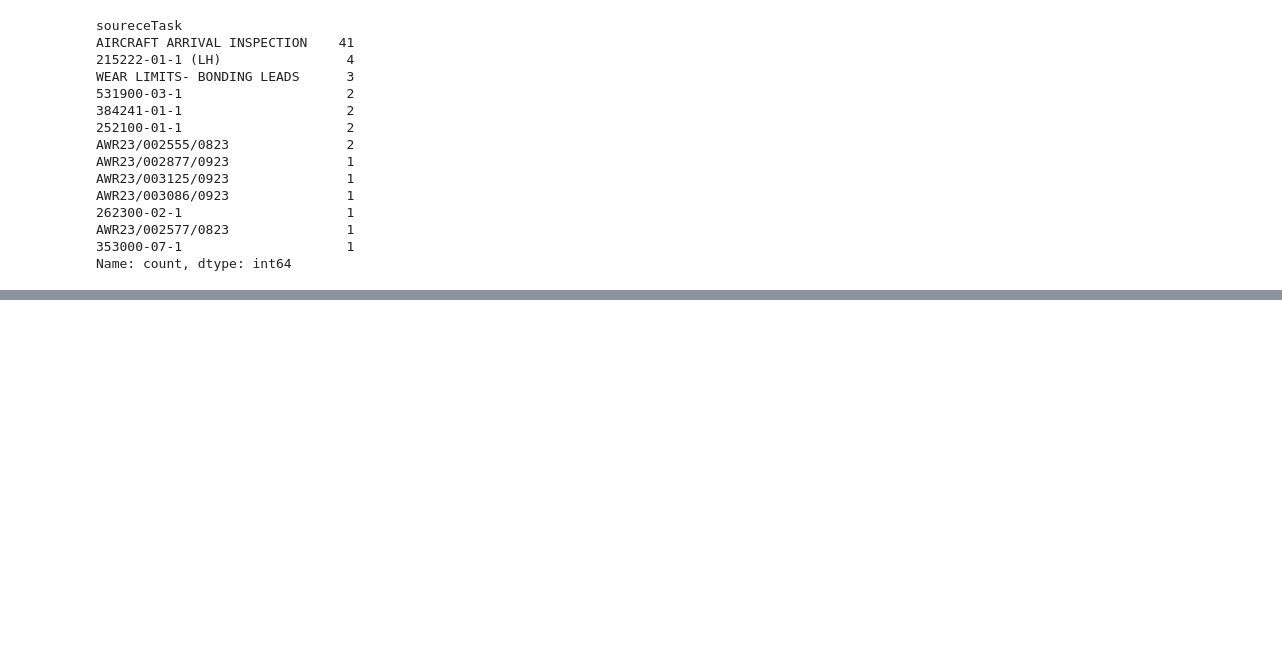
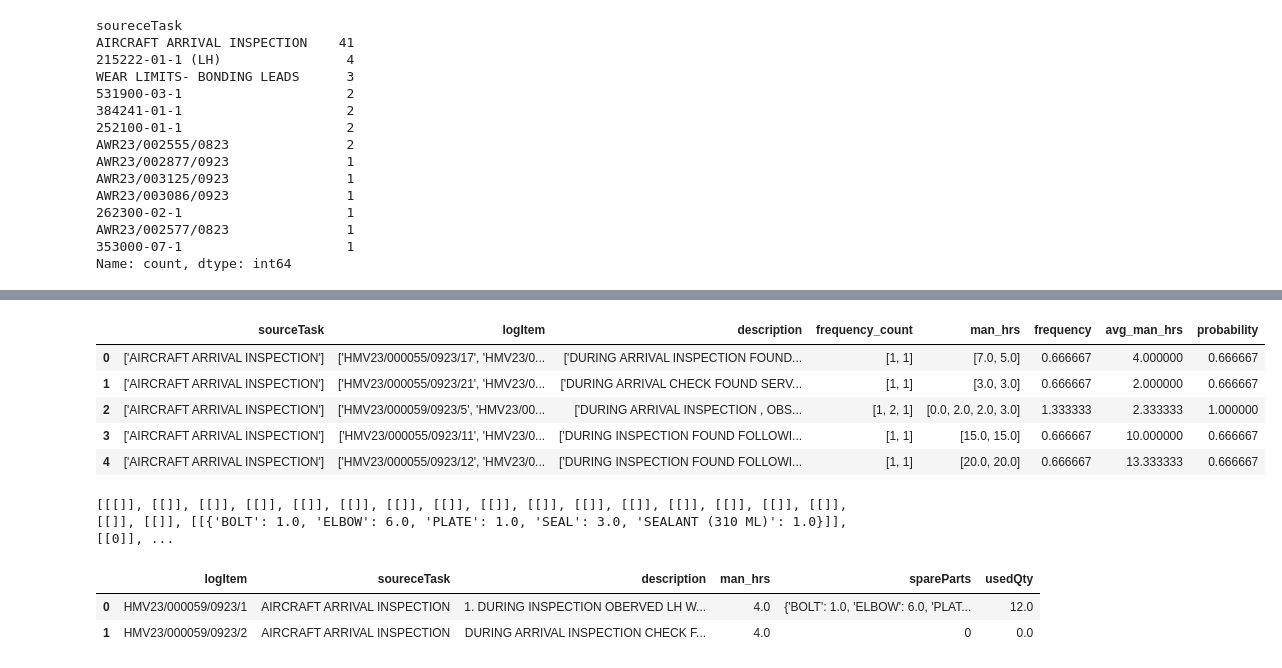
Before and after one commit to ranjithnrjk/gmr, a Jupyter notebook: flight_maintenance.ipynb, the cells around one changed output, grey strips where cells are left out. Drawn from its saved outputs; the diff is of its cells as text; code cells hidden in the pictures; blank space fills up the shorter version.

```diff
--- a/flight_maintenance.ipynb
+++ b/flight_maintenance.ipynb
@@ -1540,0 +1168,30 @@ plt.show()
+# %%
+df_man_hrs = pd.read_excel('FinalResults/man_hrs_prob.xlsx')
+df_man_hrs.head()
+# %% [output]
+|  | sourceTask | logItem | description | frequency_count | man_hrs | frequency | avg_man_hrs | probability |
+| 0 | ['AIRCRAFT ARRIVAL INSPECTION'] | ['HMV23/000055/0923/17', 'HMV23/0... | ['DURING ARRIVAL INSPECTION FOUND... | [1, 1] | [7.0, 5.0] | 0.666667 | 4.000000 | 0.666667 |
+| 1 | ['AIRCRAFT ARRIVAL INSPECTION'] | ['HMV23/000055/0923/21', 'HMV23/0... | ['DURING ARRIVAL CHECK FOUND SERV... | [1, 1] | [3.0, 3.0] | 0.666667 | 2.000000 | 0.666667 |
+| 2 | ['AIRCRAFT ARRIVAL INSPECTION'] | ['HMV23/000059/0923/5', 'HMV23/00... | ['DURING ARRIVAL INSPECTION , OBS... | [1, 2, 1] | [0.0, 2.0, 2.0, 3.0] | 1.333333 | 2.333333 | 1.000000 |
+| 3 | ['AIRCRAFT ARRIVAL INSPECTION'] | ['HMV23/000055/0923/11', 'HMV23/0... | ['DURING INSPECTION FOUND FOLLOWI... | [1, 1] | [15.0, 15.0] | 0.666667 | 10.000000 | 0.666667 |
+| 4 | ['AIRCRAFT ARRIVAL INSPECTION'] | ['HMV23/000055/0923/12', 'HMV23/0... | ['DURING INSPECTION FOUND FOLLOWI... | [1, 1] | [20.0, 20.0] | 0.666667 | 13.333333 | 0.666667 |
+# %%
+group_spare = []
+for i in df_man_hrs['logItem']:
+    groups = []
+    if isinstance(i, list):
+        i = ast.literal_eval(i)
+        for j in i:
+            groups.append(df_spare_parts[df_spare_parts['logItem'] == j]['spareParts'].values.tolist()[0])
+    else:
+        groups.append(df_spare_parts[df_spare_parts['logItem'] == i]['spareParts'].values.tolist())
+    group_spare.append(groups)
+print(group_spare)
+# %% [output]
+[[[]], [[]], [[]], [[]], [[]], [[]], [[]], [[]], [[]], [[]], [[]], [[]], [[]], [[]], [[]], [[]], [[]], [[]], [[{'BOLT': 1.0, 'ELBOW': 6.0, 'PLATE': 1.0, 'SEAL': 3.0, 'SEALANT (310 ML)': 1.0}]], [[0]], ...
+# %%
+df_spare_parts.head(2)
+# %% [output]
+|  | logItem | soureceTask | description | man_hrs | spareParts | usedQty |
+| 0 | HMV23/000059/0923/1 | AIRCRAFT ARRIVAL INSPECTION | 1. DURING INSPECTION OBERVED LH W... | 4.0 | {'BOLT': 1.0, 'ELBOW': 6.0, 'PLAT... | 12.0 |
+| 1 | HMV23/000059/0923/2 | AIRCRAFT ARRIVAL INSPECTION | DURING ARRIVAL INSPECTION CHECK F... | 4.0 | 0 | 0.0 |
```
Also changed, not shown: parts of 70 cells of this notebook, 4 other files.
